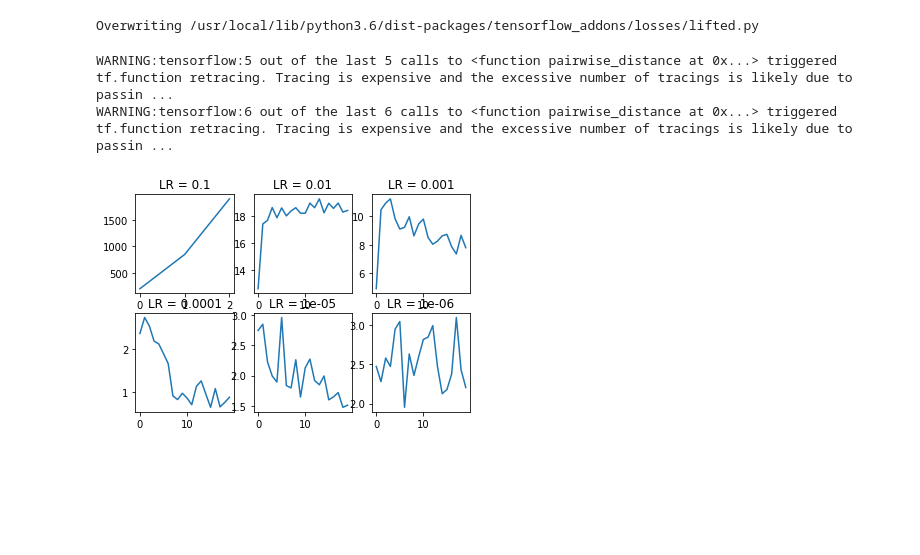
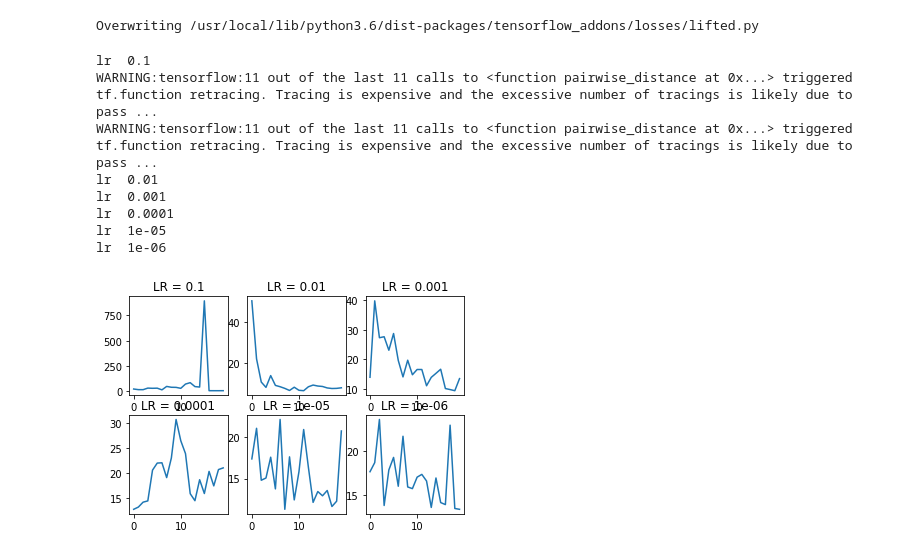
Before and after one commit to slala2121/Triplet-net-keras, a Jupyter notebook: cifar10_vgg.ipynb, the cells around one changed output. Drawn from its saved outputs; the diff is of its cells as text; code cells hidden in the pictures; blank space fills up the shorter version.

```diff
--- a/cifar10_vgg.ipynb
+++ b/cifar10_vgg.ipynb
@@ -204,7 +205,8 @@ class cifar10vgg:
 
     # loss_type: triplet/lifted/entropy
     # model_type: shallow, vgg
-    def __init__(self,debug=False,loss_type='entropy',model_type='shallow',transfer_weights=False,model_path='',load_weights=False,tune_lr=False):
+    def __init__(self,debug=False,tune_lr=False,loss_type='entropy',model_type='shallow',
+                 transfer_weights=False,model_path='',load_weights=False,load_weights_model_path=''):
         self.num_classes = 10
         self.weight_decay = 0.0005
         self.x_shape = [32,32,3]
@@ -220,7 +222,7 @@ class cifar10vgg:
         self.loss_fn=self.construct_loss()
 
         if load_weights:
-          self.model.load_weights(model_path)
+          self.model.load_weights(load_weights_model_path)
 
     def build_model_transfer(self):
       # only support for the vgg
@@ -505,7 +507,7 @@ class cifar10vgg:
 
         #training parameters
         batch_size = 128
-        maxepoches = 250
+        maxepoches = 20
         # learning_rate = 0.1
         lr_decay = 1e-6
         lr_drop = 20
@@ -526,11 +528,11 @@ class cifar10vgg:
           batch_size=10
           maxepoches=20
 
-          x_train=x_train[0:100]
-          y_train=y_train[0:100]
+          x_train=x_train[0:50]
+          y_train=y_train[0:50]
 
-          x_test=x_test[0:100]
-          y_test=y_test[0:100]
+          x_test=x_test[0:50]
+          y_test=y_test[0:50]
 
         if self.debug:
           batch_size=10
@@ -541,9 +543,6 @@ class cifar10vgg:
 
           x_test=x_test[0:10]
           y_test=y_test[0:10]
-
-
-
 
         def lr_scheduler(epoch):
             return learning_rate * (0.5 ** (epoch // lr_drop))
@@ -580,7 +579,7 @@ class cifar10vgg:
 
         else:
           save_dir = os.path.join(results_path, '%s_%s_%s_%s_saved_models'%(self.loss_type,self.model_type,self.transfer_weights,str(learning_rate)))
-          model_name = 'cifar10_vgg_best_model.h5'
+          model_name = 'cifar10_best_model.h5'
           if not os.path.isdir(save_dir):
               os.makedirs(save_dir)
           filepath = os.path.join(save_dir, model_name)
@@ -597,8 +596,8 @@ class cifar10vgg:
                                           batch_size=batch_size),
                               steps_per_epoch=x_train.shape[0] // batch_size,
                               epochs=maxepoches,
-                              validation_data=(x_test, y_test),callbacks=[reduce_lr,checkpoint],verbose=2)
-          model.save_weights(os.path.join(save_dir,'cifar10_vgg_final_model.h5'))
+                              validation_data=(x_test, y_test),callbacks=[reduce_lr,checkpoint],verbose=1)
+          model.save_weights(os.path.join(save_dir,'cifar10_final_model.h5'))
 
           losses=np.array([historytemp.history['loss'], historytemp.history['val_loss']])
           np.save(os.path.join(save_dir,'loss.npy'),losses)
@@ -614,31 +615,35 @@ class cifar10vgg:
 # %%
-model_path=os.path.join('.','Colab Notebooks','cifar10','cifar10vgg_pretrained.h5') # path for fine tuning the model
 
 debug=False
 tune_lr=True
 loss_type='lifted'
-model_type='vgg'
-transfer_weights=True
-load_weights=False
+model_type='shallow'
+transfer_weights=False
 
 lrs=[1e-1,1e-2,1e-3,1e-4,1e-5,1e-6]
 fig,ax=plt.subplots(2,3)
 ax=ax.ravel()
 for lr_index,lr in enumerate(lrs):
   print("lr ", lr)
   # model config
 
-  model_helper = cifar10vgg(debug,loss_type,model_type,transfer_weights,model_path,load_weights,tune_lr)
+  model_helper = cifar10vgg(debug,tune_lr,loss_type,model_type,transfer_weights,pretrained_model_path)
 
   # train/evaluate
   trained_model, losses = model_helper.train(model_helper.model,lr)
   ax[lr_index].plot(np.arange(len(losses[0])),losses[0])
   ax[lr_index].set_title('LR = %s' %(str(lr)))
 
 save_path=os.path.join(results_path,'%s_%s_%s_tune_lr.png'%(loss_type,model_type,transfer_weights))
 plt.savefig(save_path)
 # %% [output]
-WARNING:tensorflow:5 out of the last 5 calls to <function pairwise_distance at 0x...> triggered tf.function retracing. Tracing is expensive and the excessive number of tracings is likely due to passin ...
-WARNING:tensorflow:6 out of the last 6 calls to <function pairwise_distance at 0x...> triggered tf.function retracing. Tracing is expensive and the excessive number of tracings is likely due to passin ...
+lr  0.1
+WARNING:tensorflow:11 out of the last 11 calls to <function pairwise_distance at 0x...> triggered tf.function retracing. Tracing is expensive and the excessive number of tracings is likely due to pass ...
+WARNING:tensorflow:11 out of the last 11 calls to <function pairwise_distance at 0x...> triggered tf.function retracing. Tracing is expensive and the excessive number of tracings is likely due to pass ...
+lr  0.01
+lr  0.001
+lr  0.0001
+lr  1e-05
+lr  1e-06
-[figure, old version]
+[figure, new version]
 # %%
```
Also changed, not shown: parts of 14 cells of this notebook.
